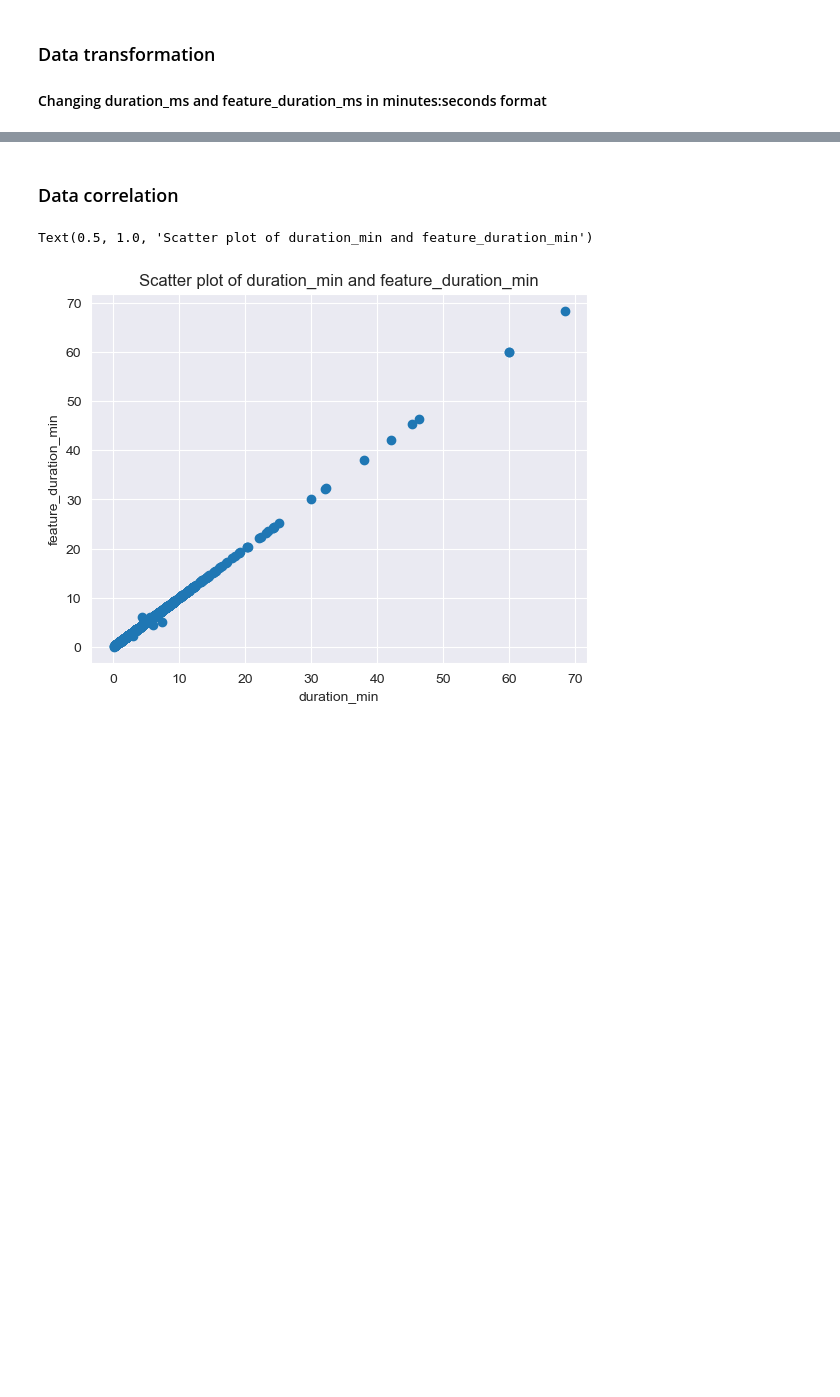
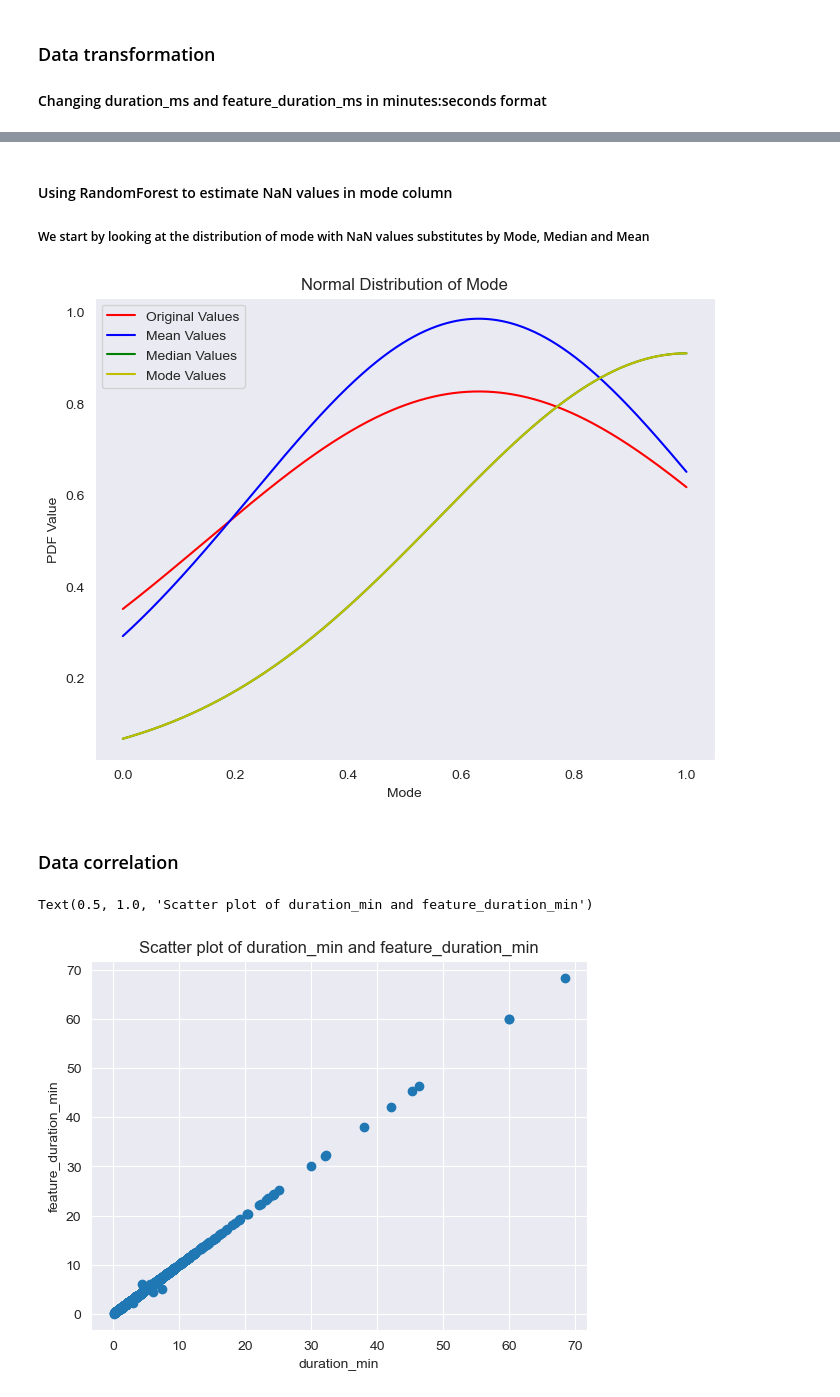
Before and after one commit to EmilianoMarrale/Spotify-Dataset-Analysis, a Jupyter notebook: Project Data Understanding.ipynb, the cells around one changed output, grey strips where cells are left out. Drawn from its saved outputs; the diff is of its cells as text; code cells hidden in the pictures; blank space fills up the shorter version.

Commit message:
DM1-12
Plotted the distribution of Mode with NaN values replaced by
- Mean
- Median
- Mode

```diff
--- a/Project Data Understanding.ipynb
+++ b/Project Data Understanding.ipynb
@@ -339,3 +454,64 @@ df_train.pop('features_duration_ms')
+# %% [markdown]
+#### Using RandomForest to estimate NaN values in mode column
+##### We start by looking at the distribution of mode with NaN values substitutes by Mode, Median and Mean
+# %%
+#creating a new dataframe with the NaN values substituted by the mode
+df_mean = df_train.copy()
+df_mean['mode'].fillna(df_mean['mode'].mean(), inplace=True)
+
+#creating a new dataframe with the NaN values substituted by the median
+df_median = df_train.copy()
+df_median['mode'].fillna(df_median['mode'].median(), inplace=True)
+
+#creating a new dataframe with the NaN values substituted by the mode
+df_mode = df_train.copy()
+df_mode['mode'].fillna(df_mode['mode'].mode()[0], inplace=True)
+
+
+x = np.linspace(df_train['mode'].min(), df_train['mode'].max(), 1000)
+mu = df_train['mode'].mean()
+sigma = df_train['mode'].std()
+
+# Calculate the PDF for mode original values
+originalValues_pdf = norm.pdf(x, loc=mu, scale=sigma)
+
+# Calculate the PDF for mode values with NaN substituted by mean
+x = np.linspace(df_mean['mode'].min(), df_mean['mode'].max(), 1000)
+mu = df_mean['mode'].mean()
+sigma = df_mean['mode'].std()
+
+# Calculate the PDF for mode values with NaN substituted by mean
+meanValues_pdf = norm.pdf(x, loc=mu, scale=sigma)
+
+# Calculate the PDF for mode values with NaN substituted by median
+x = np.linspace(df_median['mode'].min(), df_median['mode'].max(), 1000)
+mu = df_median['mode'].median()
+sigma = df_median['mode'].std()
+
+# Calculate the PDF for mode values with NaN substituted by median
+medianValues_pdf = norm.pdf(x, loc=mu, scale=sigma)
+
+# Calculate the PDF for mode values with NaN substituted by mode
+x = np.linspace(df_mode['mode'].min(), df_mode['mode'].max(), 1000)
+mu = df_mode['mode'].mode()[0]
+sigma = df_mode['mode'].std()
+
+# Calculate the PDF for mode values with NaN substituted by mode
+modeValues_pdf = norm.pdf(x, loc=mu, scale=sigma)
+
+plt.figure(figsize=(8, 6))
+plt.plot(x, originalValues_pdf, 'r', label='Original Values')
+plt.plot(x, meanValues_pdf, 'b', label='Mean Values')
+plt.plot(x, medianValues_pdf, 'g', label='Median Values')
+plt.plot(x, modeValues_pdf, 'y', label='Mode Values')
+plt.xlabel('Mode')
+plt.ylabel('PDF Value')
+plt.title('Normal Distribution of Mode')
+plt.legend()
+plt.grid()
+plt.show()
+# %% [output]
+[figure, added]
 # %% [markdown]
 ### Data correlation
 # %%
```
Also changed, not shown: parts of 25 cells of this notebook.
